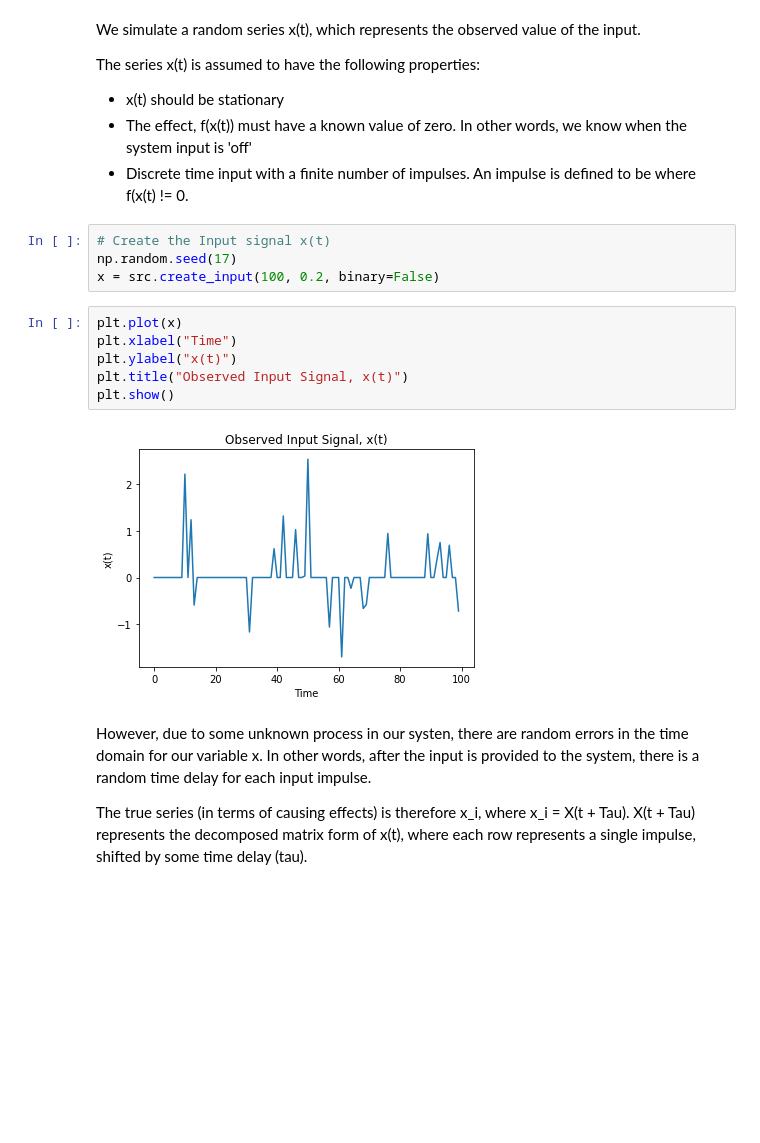
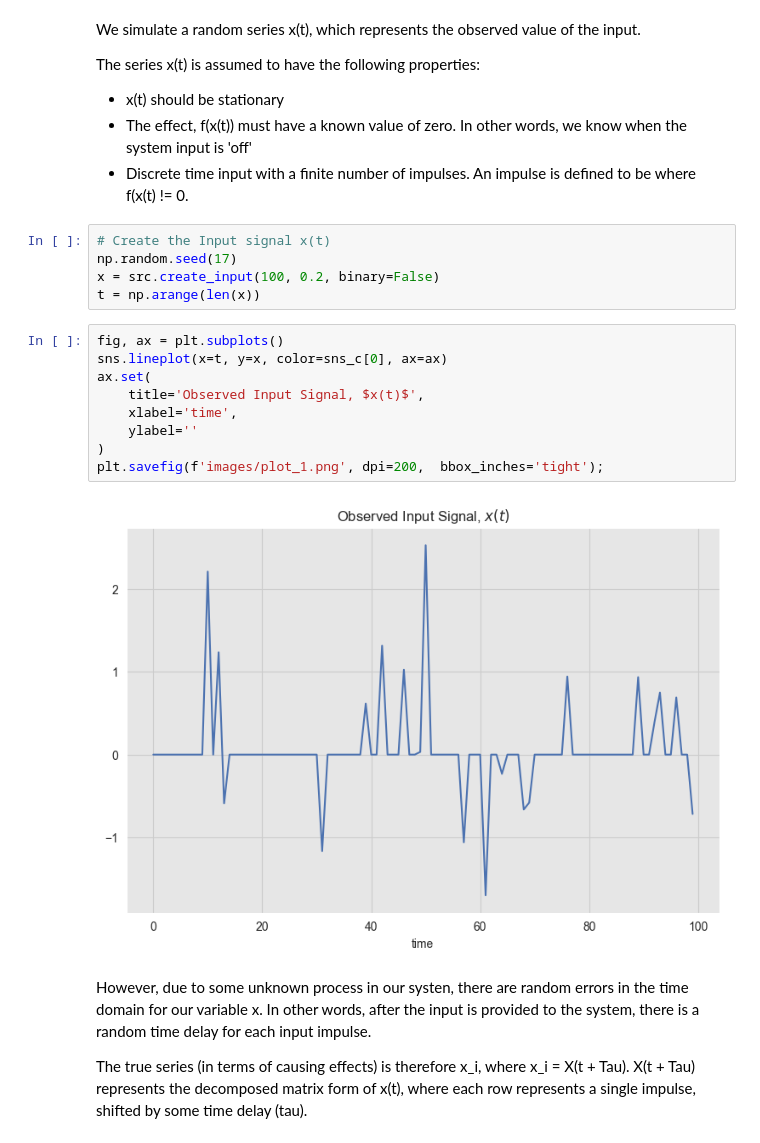
Before and after one commit to aaron1rcl/tvs_regression, a Jupyter notebook: notebooks/1_univariate_example.ipynb, the cells around one changed output. Cells and saved outputs as stored; diff of their text form; blank space fills up the shorter version.

```diff
--- a/notebooks/1_univariate_example.ipynb
+++ b/notebooks/1_univariate_example.ipynb
@@ -37,14 +52,18 @@ The series x(t) is assumed to have the following properties:
 # Create the Input signal x(t)
 np.random.seed(17)
 x = src.create_input(100, 0.2, binary=False)
+t = np.arange(len(x))
-# %%
-plt.plot(x)
-plt.xlabel("Time")
-plt.ylabel("x(t)")
-plt.title("Observed Input Signal, x(t)")
-plt.show()
-# %% [output]
-[figure, removed]
+# %%
+fig, ax = plt.subplots()
+sns.lineplot(x=t, y=x, color=sns_c[0], ax=ax)
+ax.set(
+    title='Observed Input Signal, $x(t)$',
+    xlabel='time',
+    ylabel=''
+)
+plt.savefig(f'images/plot_1.png', dpi=200,  bbox_inches='tight');
+# %% [output]
+[figure, added]
 # %% [markdown]
 However, due to some unknown process in our systen, there are random errors in the time domain for our variable x. In other words, after the input is provided to the system, there is a random time delay for each input impulse.
 
```
Also changed, not shown: parts of 21 cells of this notebook, 9 other files.
